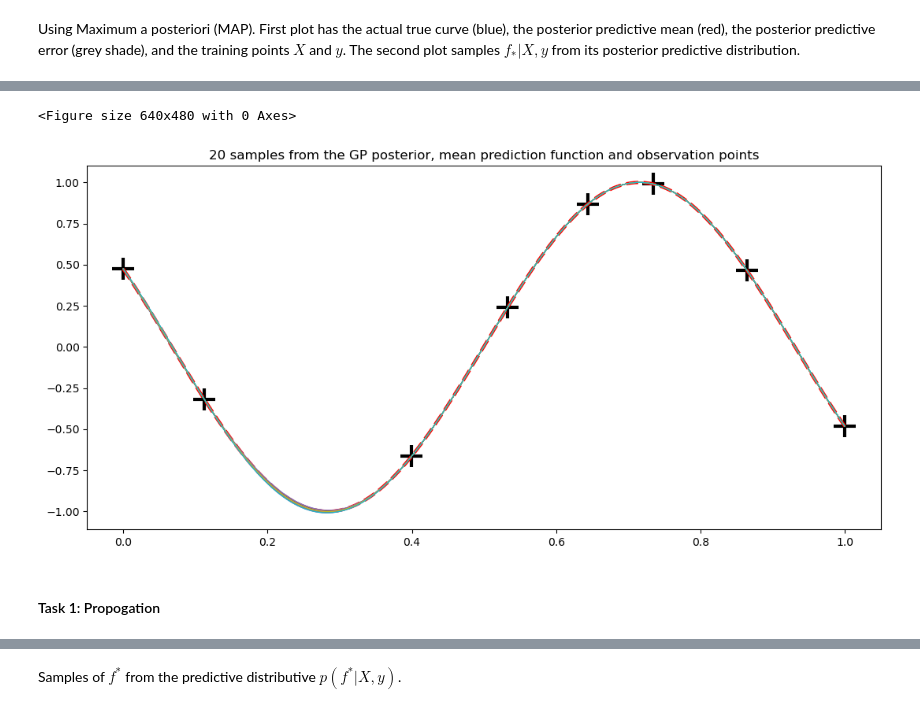
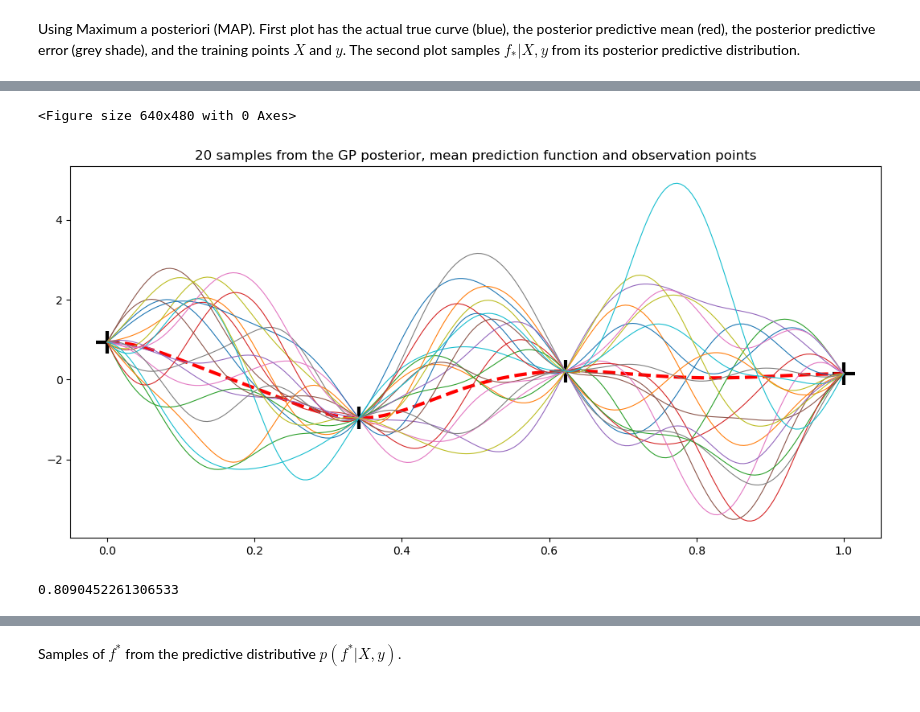
Before and after one commit to SashaCroatia/GaussianProcessRegression, a Jupyter notebook: BayesianModelSelection.ipynb, the cells around one changed output, grey strips where cells are left out. Cells and saved outputs as stored; diff of their text form; code cells hidden in the pictures.

```diff
--- a/BayesianModelSelection.ipynb
+++ b/BayesianModelSelection.ipynb
@@ -918,9 +635,0 @@ plt.show()
-# %%
-#y_hist is the density (pdf) of the posterior
-nbins = 30
-y_hist, x_hist, _ = plt.hist(C, bins = nbins, density=True)
-density = ((bound-(-bound))/nbins)*y_hist
-print(density.shape)
-
-#check that the posterior iyntegrates to 1:
-np.sum(density,axis=0)
@@ -931,9 +635,0 @@ np.sum(density,axis=0)
-# %%
-#y_hist is the density (pdf) of the posterior
-nbins = 30
-y_hist, x_hist = np.histogram(C, bins = nbins, density=True)
-density = ((bound-(-bound))/nbins)*y_hist
-print(density.shape)
-
-#check that the posterior iyntegrates to 1:
-np.sum(density,axis=0)
@@ -1095,4 +825,10 @@ array([0.33306076, 0.33306076, 0.33306076, ..., 0.33111967, 0.33111967,
 # %%
+a = 0.01
+b = 10
+N = 10000
+init_l = init_par[1]
+C, density, max_post_l, accept_rate, n, nbins, eval_points, dc = mcmc_l(a, b, N, init_par, init_l, X, y)
+
 from statsmodels.graphics.tsaplots import plot_acf
 def plot_res(xs, burn_in, x_name):
     # plot trace (based on xs), distribution, and autocorrelation
@@ -1118,6 +854,6 @@ def plot_res(xs, burn_in, x_name):
     ax[1,1].set_ylabel('Autocorrelation')
 
 
-plot_res(l, N-n, 'theta')
+plot_res(C, N-n, 'theta')
 print(f"Mean acceptance rate: {accept_rate: .3f}")
 # %% [output]
@@ -1150,11 +890,13 @@ plt.show()
 # %%
-y_hist, x_hist, _ = plt.hist(C, bins = 30)
-max_post_l = x_hist[np.where(y_hist == y_hist.max())][0]
-#Maximum of posterior distribution: Maximum a posteriori estimation (MAP)
+#Maximum (mode) of posterior distribution: Maximum a posteriori estimation (MAP)
 print(max_post_l)
 
 #Standard devation around maximum of posterior distribution
 value = np.abs(C - max_post_l)**2
 max_std = np.sqrt(np.mean(value))
 print(max_std)
+
+#check that the posterior iyntegrates to 1:
+#sum(density*dc) is a Reimann sum with density = pdf at each point and dc = rectangle (bin) width
+print(np.sum(density.pdf(eval_points))*dc)
 # %% [output]
@@ -1187,21 +917,29 @@ Mean predictive std:  0.001431086424188835
 # %%
-Xtest, mu, covar = posterior_full(X, y.T[0], sigma_n, l, sigma)
-m = 20
+Xtest_og, mu, covar = posterior_full(X, y.T[0], sigma_n, l, sigma)
 f_post = np.random.multivariate_normal(mu,covar,20).T
 
 ## Plot of 40 samples from the GP posterior, along w
 plt.clf()
 plt.figure(figsize=(13,6))
 #Plot training data:
 plt.plot(X, y, 'k+', markersize=20, markeredgewidth=3)
 #PLot predictive mean:
-plt.plot(Xtest, mu, 'r--', linewidth=3)
+plt.plot(Xtest_og, mu, 'r--', linewidth=3)
 #Plot samples from the GP posterior
-plt.plot(Xtest, f_post, linewidth=0.8)
+plt.plot(Xtest_og, f_post, linewidth=0.8)
 plt.title('20 samples from the GP posterior, mean prediction function and observation points')
 plt.show()
 # %% [output]
 <Figure size 640x480 with 0 Axes>
-[figure, old version]
+[figure, new version]
-# %% [markdown]
-#### Task 1: Propogation
+# %%
+#Xtest that returns largest predictive std is
+def find_Xtest(X,y,sigma_n,l,sigma):
+    Xtest_og, mu, std = posterior(X, y.T[0], sigma_n, l, sigma)
+    Xtest_maxstd = Xtest_og[np.argmax(std)][0]
+    return Xtest_maxstd
+
+Xtest_maxstd = find_Xtest(X,y,sigma_n,l,sigma)
+Xtest_maxstd
+# %% [output]
+0.8090452261306533
```
Also changed, not shown: parts of 75 cells of this notebook, 1 other file.
